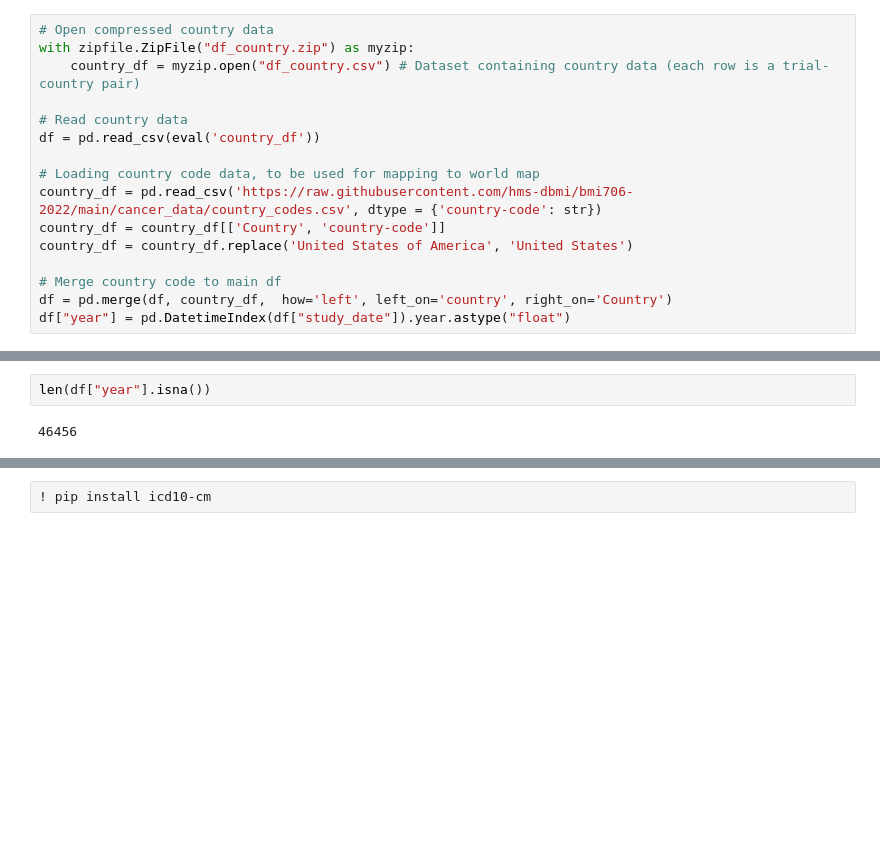
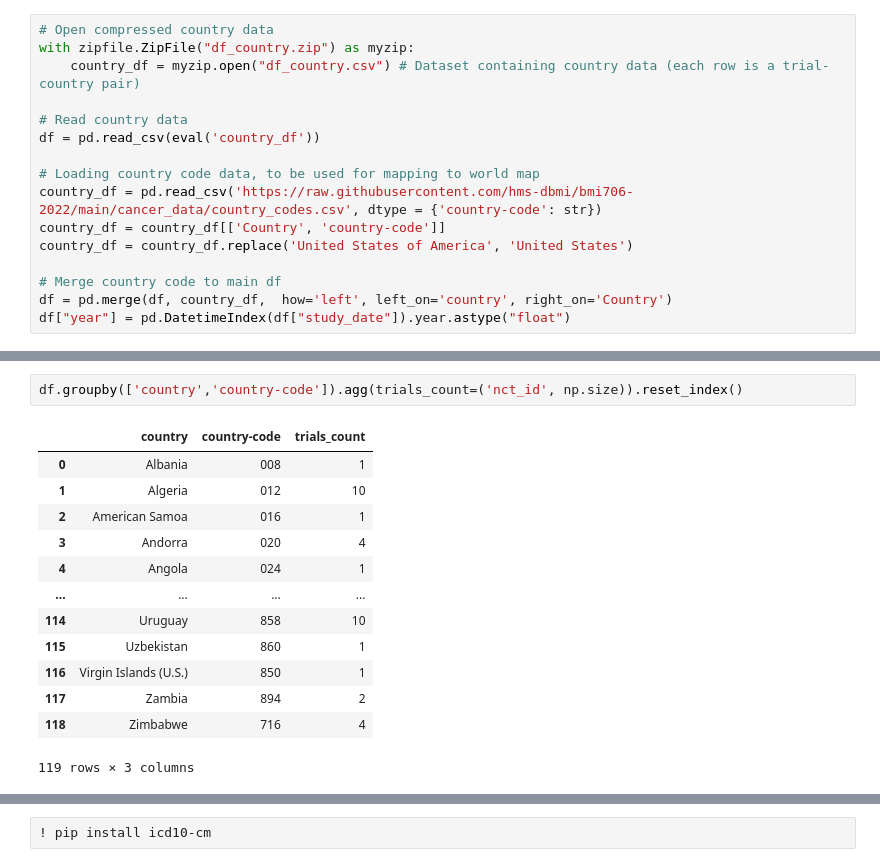
Before and after one commit to keziatesiman/bmi706-final_project, a Jupyter notebook: Playground MQL.ipynb, the cells around one changed output, grey strips where cells are left out. Cells and saved outputs as stored; diff of their text form; blank space fills up the shorter version.

```diff
--- a/Playground MQL.ipynb
+++ b/Playground MQL.ipynb
@@ -30,4 +61,16 @@ len(df)
 # %%
-len(df["year"].isna())
+df.groupby(['country','country-code']).agg(trials_count=('nct_id', np.size)).reset_index()
 # %% [output]
+|  | country | country-code | trials_count |
+| 0 | Albania | 008 | 1 |
+| 1 | Algeria | 012 | 10 |
+| 2 | American Samoa | 016 | 1 |
+| 3 | Andorra | 020 | 4 |
+| 4 | Angola | 024 | 1 |
+| ... | ... | ... | ... |
+| 114 | Uruguay | 858 | 10 |
+| 115 | Uzbekistan | 860 | 1 |
+| 116 | Virgin Islands (U.S.) | 850 | 1 |
+| 117 | Zambia | 894 | 2 |
+| 118 | Zimbabwe | 716 | 4 |
-46456
+119 rows × 3 columns
```
Also changed, not shown: parts of 6 cells of this notebook, 3 other files.
